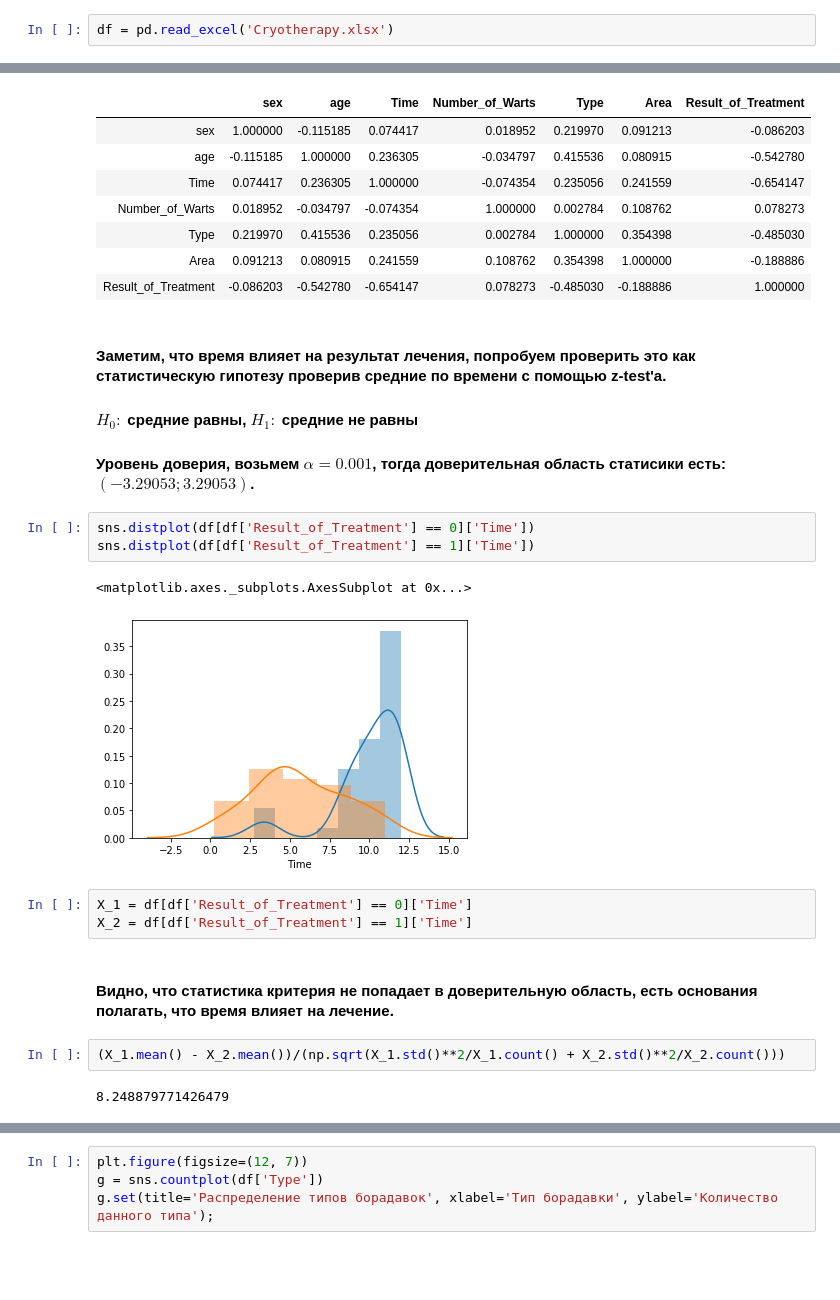
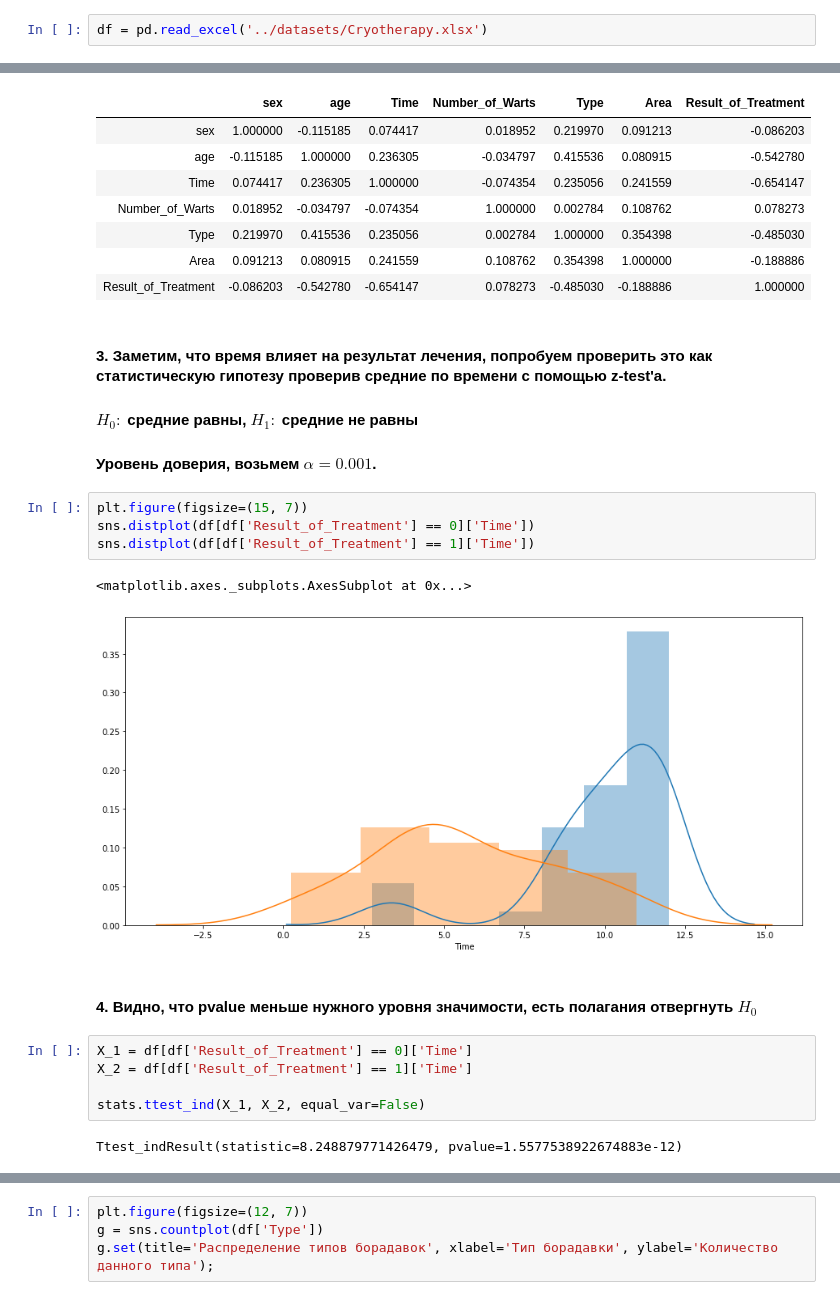
Before and after one commit to Kharlamov-Vladislav/bioinf-statistics, a Jupyter notebook: Homeworks 2/Q2.ipynb, the cells around one changed output, grey strips where cells are left out. Drawn from its saved outputs; the diff is of its cells as text; blank space fills up the shorter version.

```diff
--- a/Homeworks 2/Q2.ipynb
+++ b/Homeworks 2/Q2.ipynb
@@ -7,4 +31,4 @@ import numpy as np
 # %%
-df = pd.read_excel('Cryotherapy.xlsx')
+df = pd.read_excel('../datasets/Cryotherapy.xlsx')
 # %%
 X, target = df[df.columns[:-1]], df['Result_of_Treatment']
@@ -22,22 +53,23 @@ df.corr()
 | Area | 0.091213 | 0.080915 | 0.241559 | 0.108762 | 0.354398 | 1.000000 | -0.188886 |
 | Result_of_Treatment | -0.086203 | -0.542780 | -0.654147 | 0.078273 | -0.485030 | -0.188886 | 1.000000 |
 # %% [markdown]
-#### Заметим, что время влияет на результат лечения, попробуем проверить это как статистическую гипотезу проверив средние по времени с помощью z-test'а.
+#### 3. Заметим, что время влияет на результат лечения, попробуем проверить это как статистическую гипотезу проверив средние по времени с помощью z-test'а.
 #### $H_0:$ средние равны, $H_1:$ средние не равны
-#### Уровень доверия, возьмем $\alpha = 0.001$, тогда доверительная область статисики есть: $(-3.29053 ; 3.29053)$.
+#### Уровень доверия, возьмем $\alpha = 0.001$.
 # %%
+plt.figure(figsize=(15, 7))
 sns.distplot(df[df['Result_of_Treatment'] == 0]['Time'])
 sns.distplot(df[df['Result_of_Treatment'] == 1]['Time'])
 # %% [output]
 <matplotlib.axes._subplots.AxesSubplot at 0x...>
-[figure, old version]
+[figure, new version]
+# %% [markdown]
+#### 4. Видно, что pvalue меньше нужного уровня значимости, есть полагания отвергнуть $H_0$
 # %%
 X_1 = df[df['Result_of_Treatment'] == 0]['Time']
 X_2 = df[df['Result_of_Treatment'] == 1]['Time']
+
+stats.ttest_ind(X_1, X_2, equal_var=False)
+# %% [output]
+Ttest_indResult(statistic=8.248879771426479, pvalue=1.5577538922674883e-12)
-# %% [markdown]
-#### Видно, что статистика критерия не попадает в доверительную область, есть основания полагать, что время влияет на лечение.
-# %%
-(X_1.mean() - X_2.mean())/(np.sqrt(X_1.std()**2/X_1.count() + X_2.std()**2/X_2.count()))
-# %% [output]
-8.248879771426479
 # %% [markdown]
```
Also changed, not shown: parts of 16 cells of this notebook, 2 other files.
